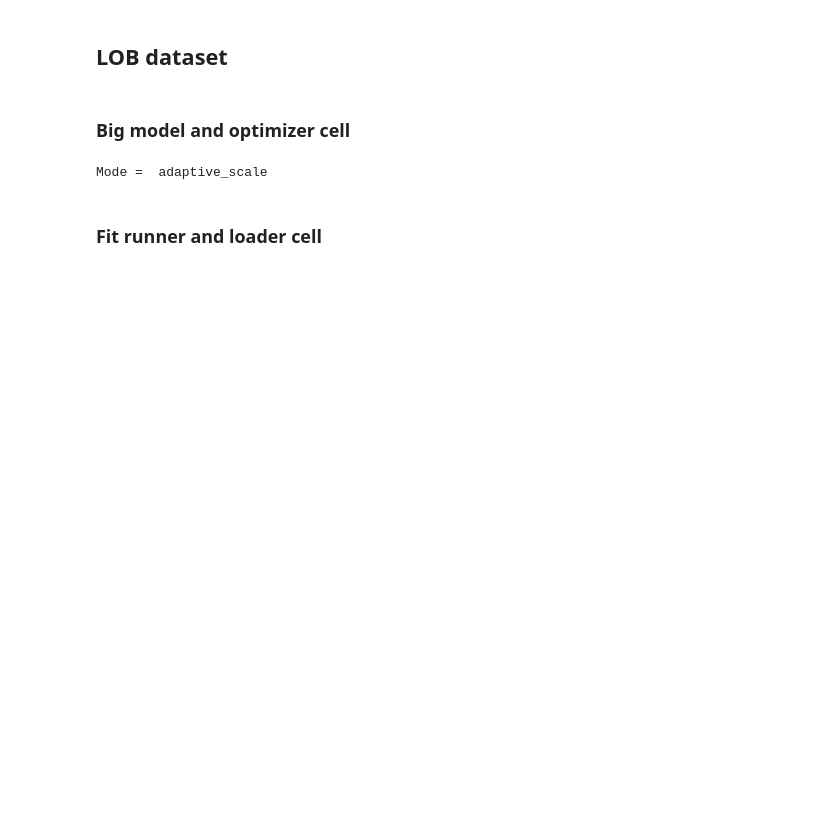
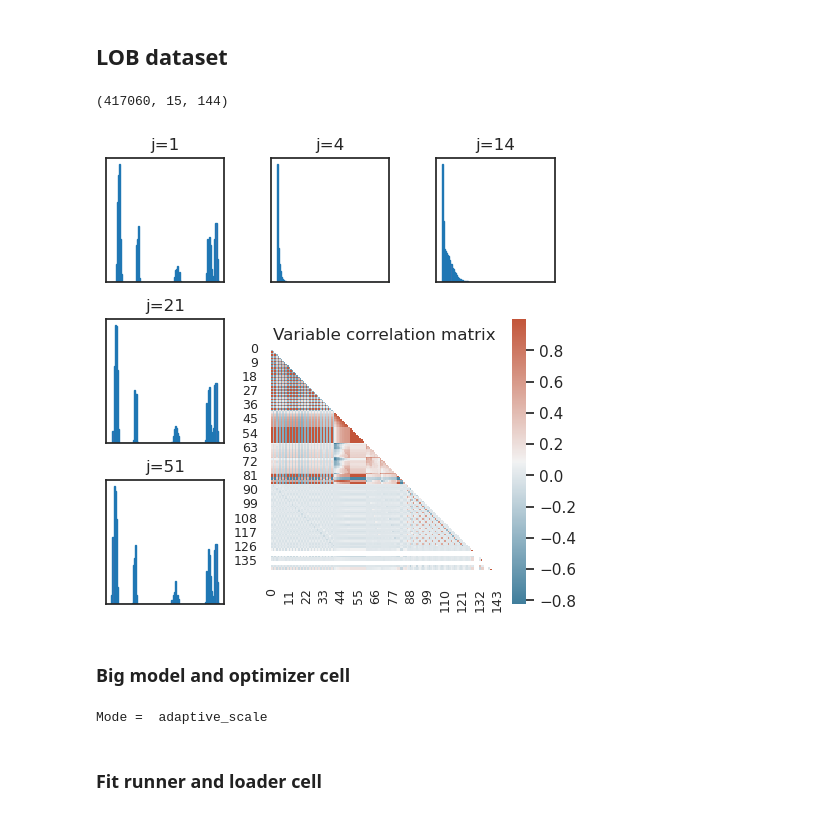
Before and after one commit to marcusGH/edain_paper, a Jupyter notebook: notebooks/eda_plots.ipynb, the cells around one changed output. Cells and saved outputs as stored; diff of their text form; code cells hidden in the pictures; blank space fills up the shorter version.

```diff
--- a/notebooks/eda_plots.ipynb
+++ b/notebooks/eda_plots.ipynb
@@ -47,6 +108,63 @@ train_loader, val_loader = get_wf_lob_loaders(
     split=8,
     batch_size=128,
 )
+
+X_train = []
+for X, y in tqdm(train_loader, desc="Preprocess"):
+    X_train.append(X.numpy())
+X_train = np.concatenate(X_train, axis=0)
+X_train.shape
+# %% [output]
+(417060, 15, 144)
+# %%
+# EDA plot for LOB dataset
+update_plot_params(**{"text.usetex":False})
+sns.set_theme(style="white")
+fig, axs = plt.subplots(ncols=3, nrows=3, figsize=get_figsize(height_width_ratio=np.sqrt(1)))
+plt.subplots_adjust(wspace=0.4, hspace=0.3)
+gs = axs[1, 2].get_gridspec()
+# remove the underlying axes
+for ax in axs[1:, 1]:
+    ax.remove()
+for ax in axs[1:, 2]:
+    ax.remove()
+axbig = fig.add_subplot(gs[1:, 1:])
+
+# put the variables in the dataframe
+d = pd.DataFrame(data=X_train[:10000, :, :].reshape((-1, X_train.shape[2])),
+                 columns=None)
+
+# Compute the correlation matrix
+corr = d.corr()
+
+# Generate a mask for the upper triangle
+mask = np.triu(np.ones_like(corr, dtype=bool))
+
+# Generate a custom diverging colormap
+cmap = sns.diverging_palette(230, 20, as_cmap=True)
+
+# Draw the heatmap with the mask and correct aspect ratio
+b = sns.heatmap(corr, mask=mask, cmap=cmap, vmax=None, center=None, ax=axbig,
+            square=True, linewidths=0, cbar_kws={"shrink": 1, "ticks" : [-0.8, -0.6, -0.4, -0.2, 0.0, 0.2, 0.4, 0.6, 0.8, 1.0]})
+b.tick_params(labelsize=9)
+axbig.set_title("Variable correlation matrix")
+
+# Make the histograms
+axes = [axs[0, 0], axs[0, 1], axs[0, 2], axs[1, 0], axs[2, 0]]
+js = sorted([13, 50, 20, 3, 0])
+#js = [100, 120, 89, 3, 0]
+
+for i, (ax, j) in enumerate(zip(axes, js)):
+    data = X_train[:10000, :, j].reshape((-1))
+    ax.hist(data, bins=100, density=True, edgecolor='tab:blue')
+    ax.set_title(f"j={j+1}")
+    ax.set_xticks([])
+    ax.set_yticks([])
+# fig.tight_layout()
+save_plot(fig, "lob_data_eda_plot")
+# plt.show()
+# %% [output]
+[figure, added]
 # %% [markdown]
 ### Big model and optimizer cell
 # %%
```
Also changed, not shown: parts of 9 cells of this notebook, 2 other files.
